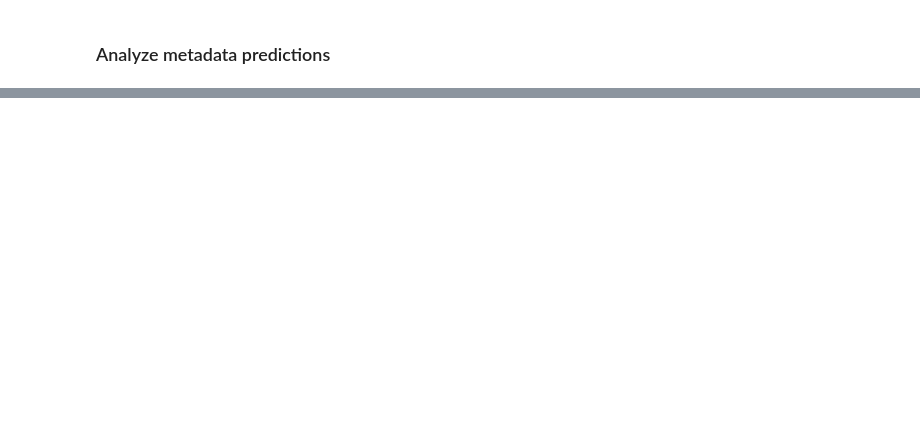
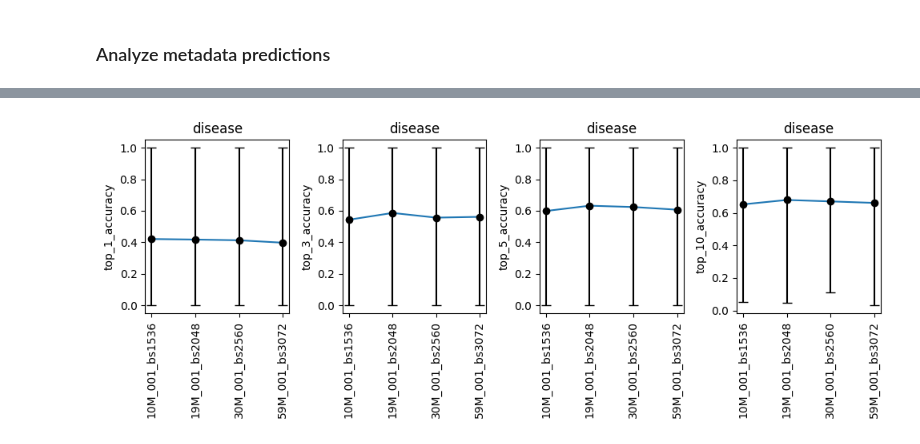
Before and after one commit to cellarium-ai/cellarium-ml, a Jupyter notebook: notebooks/cellariumgpt_inference/metadata_benchmarking/06_analyze_metadata_predictions_new_style_no_compute.ipynb, the cells around one changed output, grey strips where cells are left out. Drawn from its saved outputs; the diff is of its cells as text; code cells hidden in the pictures; blank space fills up the shorter version.

```diff
--- a/notebooks/cellariumgpt_inference/metadata_benchmarking/06_analyze_metadata_predictions_new_style_no_compute.ipynb
+++ b/notebooks/cellariumgpt_inference/metadata_benchmarking/06_analyze_metadata_predictions_new_style_no_compute.ipynb
@@ -167,7 +179,7 @@ df['coarse_tissue'] = df['val_adata_id'].map(val_adata_id_to_coarse_tissue_map)
 _PREFIX_LIST = PREFIX_LIST
 df = df[df['prefix'].isin(_PREFIX_LIST)].copy()
 # %%
-key = 'cell_type'
+key = 'disease'
 
 metrics = ["top_1_accuracy", "top_3_accuracy", "top_5_accuracy", "top_10_accuracy"]
 n_metrics = len(metrics)
@@ -180,33 +192,35 @@ for i_metric, metric in enumerate(metrics):
     full_metric = f"{key}_{metric}"
     df_metric = df[[full_metric, "prefix"]].copy()
     df_metric = df_metric.dropna()
 
     stats = df_metric.groupby('prefix').agg(
         median=(full_metric, np.median),
         mean=(full_metric, np.mean),
         q1=(full_metric, lambda x: x.quantile(0.25)),
         q3=(full_metric, lambda x: x.quantile(0.75))
     ).reindex(_PREFIX_LIST)
     y_vals = stats['mean']
     y_err_lower = y_vals - stats['q1']
     y_err_upper = stats['q3'] - y_vals
     y_err = [y_err_lower.values, y_err_upper.values]
 
     ax.errorbar(
         np.arange(len(_PREFIX_LIST)), y_vals, yerr=y_err,
         fmt='o', color='black', ecolor='black',
         capsize=4, markersize=6, linestyle='None'
     )
 
     ax.plot(np.arange(len(_PREFIX_LIST)), y_vals)
 
     # rotate the x-axis labels by 90 degrees
     ax.set_xticks(np.arange(len(_PREFIX_LIST)))
     ax.set_xticklabels(_PREFIX_LIST, rotation=90)
     ax.set_title(key)
     ax.set_ylabel(metric)
 
 fig.tight_layout()
+# %% [output]
+[figure, added]
 # %%
 metrics = ["cell_type_top_10_accuracy", "tissue_top_10_accuracy", "disease_top_10_accuracy", "sex_top_1_accuracy"]
 n_metrics = len(metrics)
```
Also changed, not shown: parts of 4 cells of this notebook, 10 other files.
